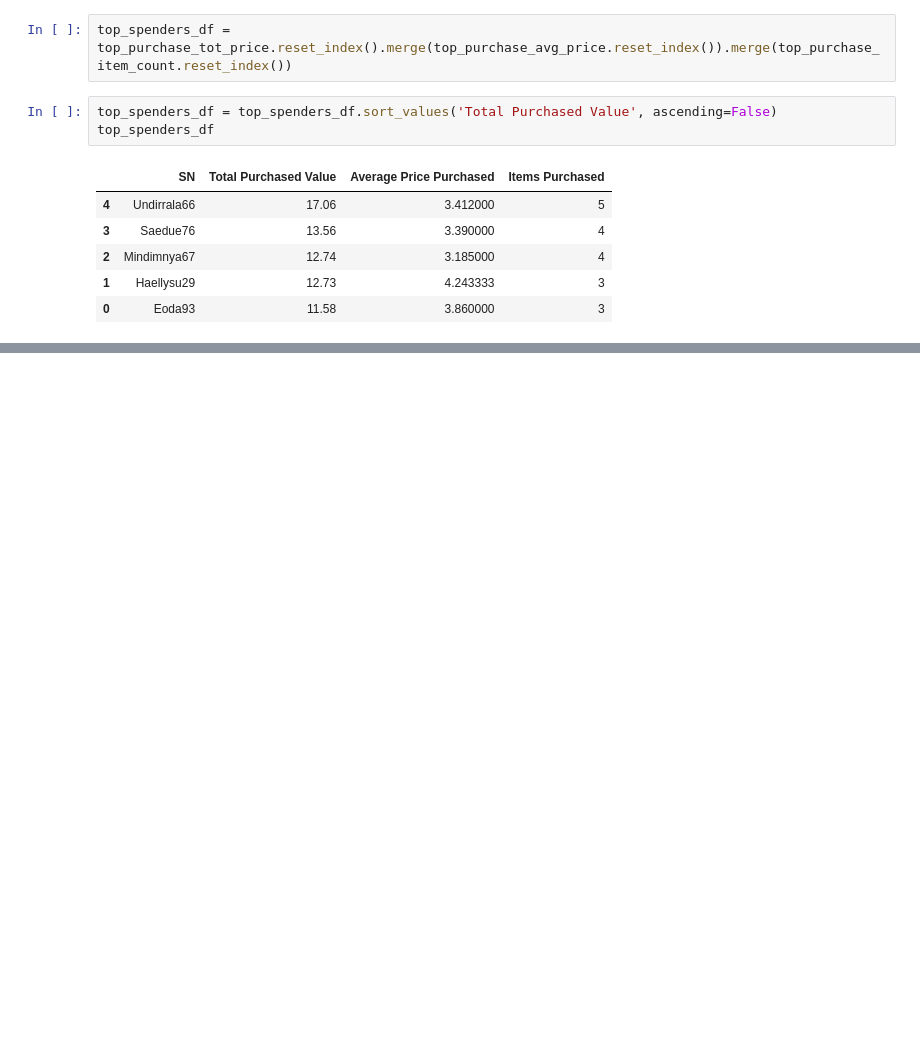
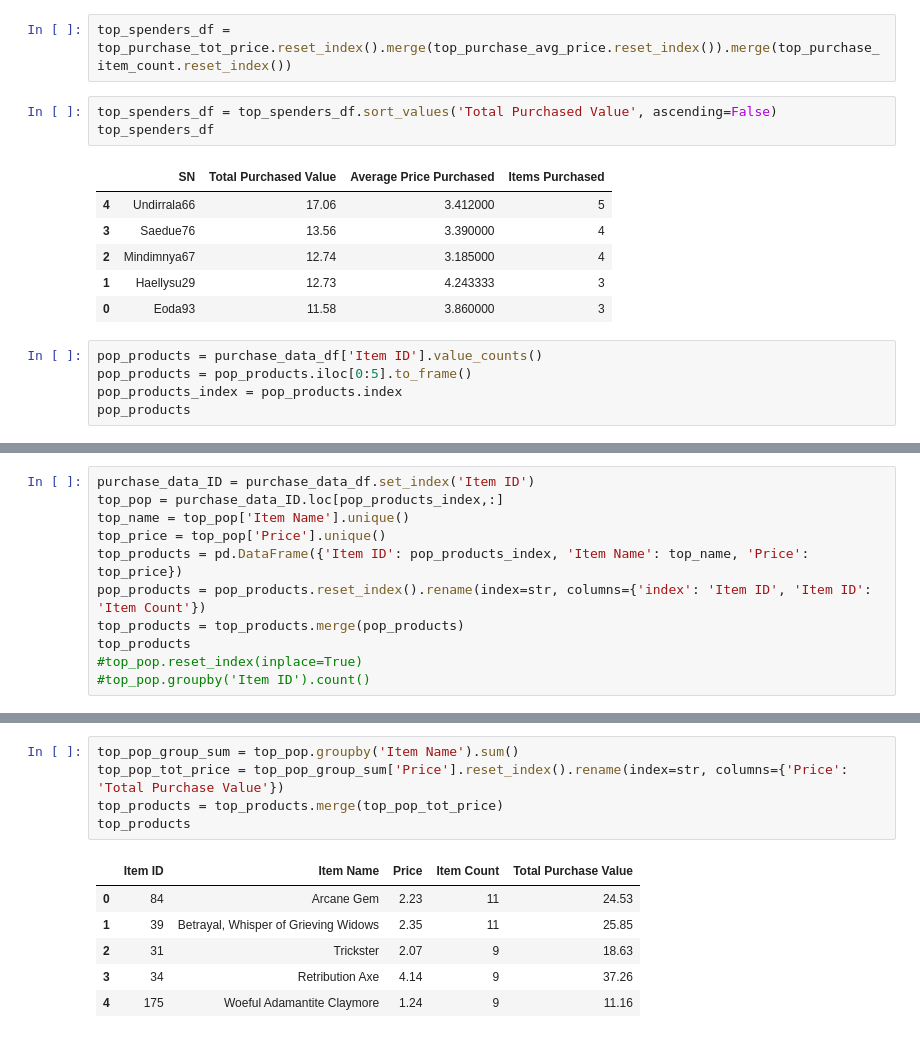
Before and after one commit to jgroth1/Pandas_data_Analysis, a Jupyter notebook: HeroesOfPymoli/Heroes_of_Pymoli_Analysis.ipynb, the cells around one changed output, grey strips where cells are left out. Saved outputs shown, nothing was run; the diff lists cells and outputs as text; blank space fills up the shorter version.

```diff
--- a/HeroesOfPymoli/Heroes_of_Pymoli_Analysis.ipynb
+++ b/HeroesOfPymoli/Heroes_of_Pymoli_Analysis.ipynb
@@ -362,3 +369,8 @@ top_spenders_df
 | 2 | Mindimnya67 | 12.74 | 3.185000 | 4 |
 | 1 | Haellysu29 | 12.73 | 4.243333 | 3 |
 | 0 | Eoda93 | 11.58 | 3.860000 | 3 |
+# %%
+pop_products = purchase_data_df['Item ID'].value_counts()
+pop_products = pop_products.iloc[0:5].to_frame()
+pop_products_index = pop_products.index
+pop_products
@@ -364,0 +384,11 @@ top_spenders_df
+# %%
+purchase_data_ID = purchase_data_df.set_index('Item ID')
+top_pop = purchase_data_ID.loc[pop_products_index,:]
+top_name = top_pop['Item Name'].unique()
+top_price = top_pop['Price'].unique()
+top_products = pd.DataFrame({'Item ID': pop_products_index, 'Item Name': top_name, 'Price': top_price})
+pop_products = pop_products.reset_index().rename(index=str, columns={'index': 'Item ID', 'Item ID': 'Item Count'})
+top_products = top_products.merge(pop_products)
+top_products
+#top_pop.reset_index(inplace=True)
+#top_pop.groupby('Item ID').count()
@@ -364,0 +402,12 @@ top_spenders_df
+# %%
+top_pop_group_sum = top_pop.groupby('Item Name').sum()
+top_pop_tot_price = top_pop_group_sum['Price'].reset_index().rename(index=str, columns={'Price': 'Total Purchase Value'})
+top_products = top_products.merge(top_pop_tot_price)
+top_products
+# %% [output]
+|  | Item ID | Item Name | Price | Item Count | Total Purchase Value |
+| 0 | 84 | Arcane Gem | 2.23 | 11 | 24.53 |
+| 1 | 39 | Betrayal, Whisper of Grieving Widows | 2.35 | 11 | 25.85 |
+| 2 | 31 | Trickster | 2.07 | 9 | 18.63 |
+| 3 | 34 | Retribution Axe | 4.14 | 9 | 37.26 |
+| 4 | 175 | Woeful Adamantite Claymore | 1.24 | 9 | 11.16 |
```
Also changed, not shown: parts of 3 cells of this notebook.
